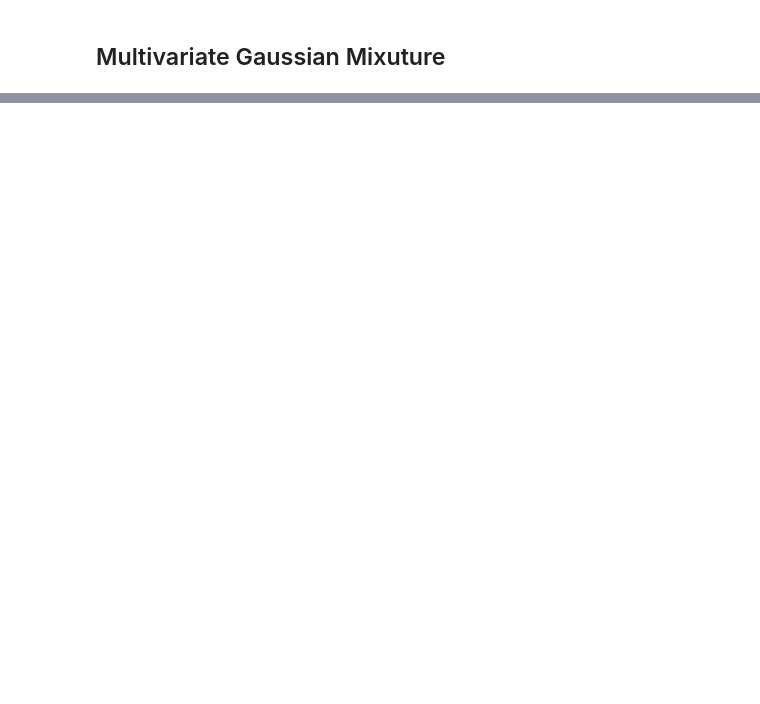
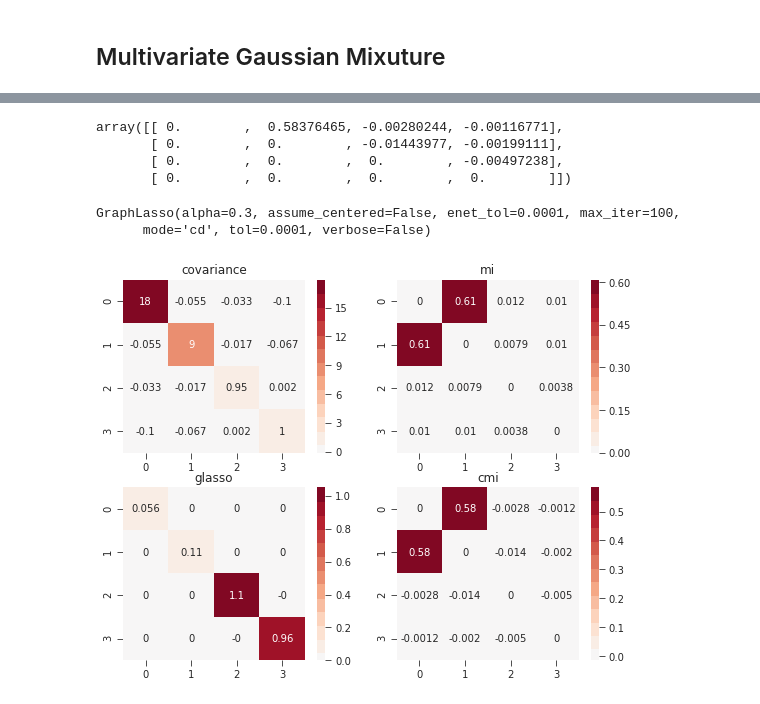
Before and after one commit to y-takashina/density_ratio, a Jupyter notebook: cmi-synthetic-data.ipynb, the cells around one changed output, grey strips where cells are left out. Cells and saved outputs as stored; diff of their text form; code cells hidden in the pictures; blank space fills up the shorter version.

```diff
--- a/cmi-synthetic-data.ipynb
+++ b/cmi-synthetic-data.ipynb
@@ -94,0 +84,6 @@ plt.savefig('cmi.png', dpi=120)
+# %%
+X1 = scipy.stats.multivariate_normal(mean=[-5, -3, 0, 0], cov=np.eye(4)).rvs(500)
+X2 = scipy.stats.multivariate_normal(mean=[+5, -3, 0, 0], cov=np.eye(4)).rvs(500)
+X3 = scipy.stats.multivariate_normal(mean=[ 0, +3, 0, 0], cov=np.eye(4)).rvs(500)
+X = np.vstack([X1, X2, X3])
+X.shape
@@ -94,0 +97,38 @@ plt.savefig('cmi.png', dpi=120)
+# %%
+mi = np.zeros([4, 4])
+cmi = np.zeros([4, 4])
+for i, j in tqdm.tqdm([(0, 1), (0, 2), (0, 3), (1, 2), (1, 3), (2, 3)]):
+    mi[i, j] = mlmi.mutual_information(X[:, i].reshape(-1, 1), X[:, j].reshape(-1, 1), n_b=200, maxiter=100000)
+    mask = (np.arange(4) != i) & (np.arange(4) != j)
+    mi_xz = mlmi.mutual_information(X[:, i].reshape(-1, 1), X[:, mask], n_b=200, maxiter=100000)
+    mi_yz = mlmi.mutual_information(X[:, j].reshape(-1, 1), X[:, mask], n_b=200, maxiter=100000)
+    mi_xyz = mlmi3.mutual_information(X[:, i].reshape(-1, 1), X[:, j].reshape(-1, 1), X[:, mask], n_b=200, maxiter=100000)
+    cmi[i, j] = mi_xyz - (mi_xz + mi_yz)
+
+cmi
+# %% [output]
+array([[ 0.        ,  0.58376465, -0.00280244, -0.00116771],
+       [ 0.        ,  0.        , -0.01443977, -0.00199111],
+       [ 0.        ,  0.        ,  0.        , -0.00497238],
+       [ 0.        ,  0.        ,  0.        ,  0.        ]])
+# %%
+model = sklearn.covariance.GraphLasso(alpha=0.3)
+model.fit(X)
+# %% [output]
+GraphLasso(alpha=0.3, assume_centered=False, enet_tol=0.0001, max_iter=100,
+      mode='cd', tol=0.0001, verbose=False)
+# %%
+cov = np.cov(X.transpose())
+# %%
+f, axes = plt.subplots(2, 2, figsize=[9, 7])
+axes[0, 0].set_title('covariance')
+axes[0, 1].set_title('mi')
+axes[1, 0].set_title('glasso')
+axes[1, 1].set_title('cmi')
+sns.heatmap(cov, annot=True, ax=axes[0, 0], center=0, cmap=palette)
+sns.heatmap(mi + np.transpose(mi), annot=True, ax=axes[0, 1], center=0, cmap=palette)
+sns.heatmap(model.precision_, annot=True, ax=axes[1, 0], center=0, cmap=palette)
+sns.heatmap(cmi + np.transpose(cmi), annot=True, ax=axes[1, 1], center=0, cmap=palette)
+plt.savefig('cmi2.png', dpi=120)
+# %% [output]
+[figure, added]
```
Also changed, not shown: parts of 11 cells of this notebook.
